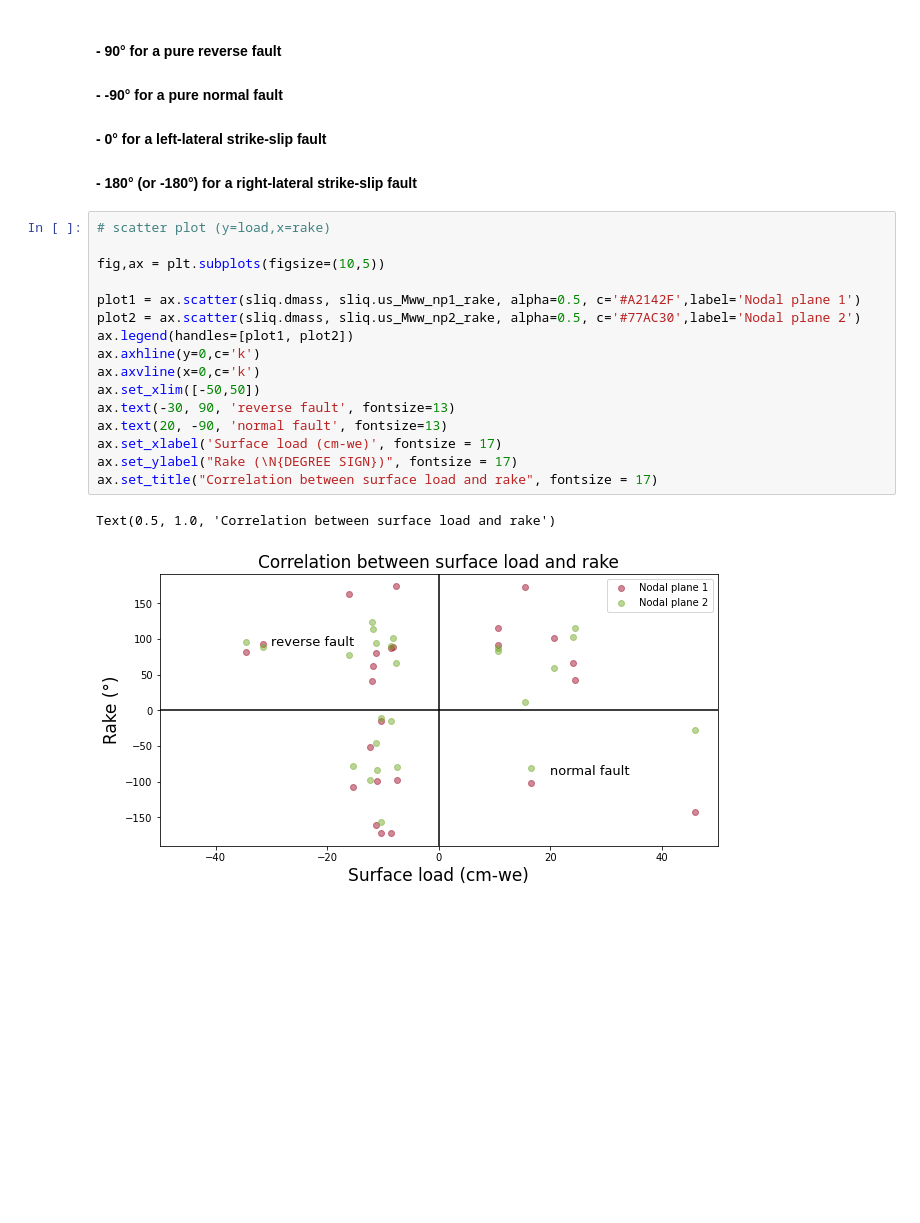
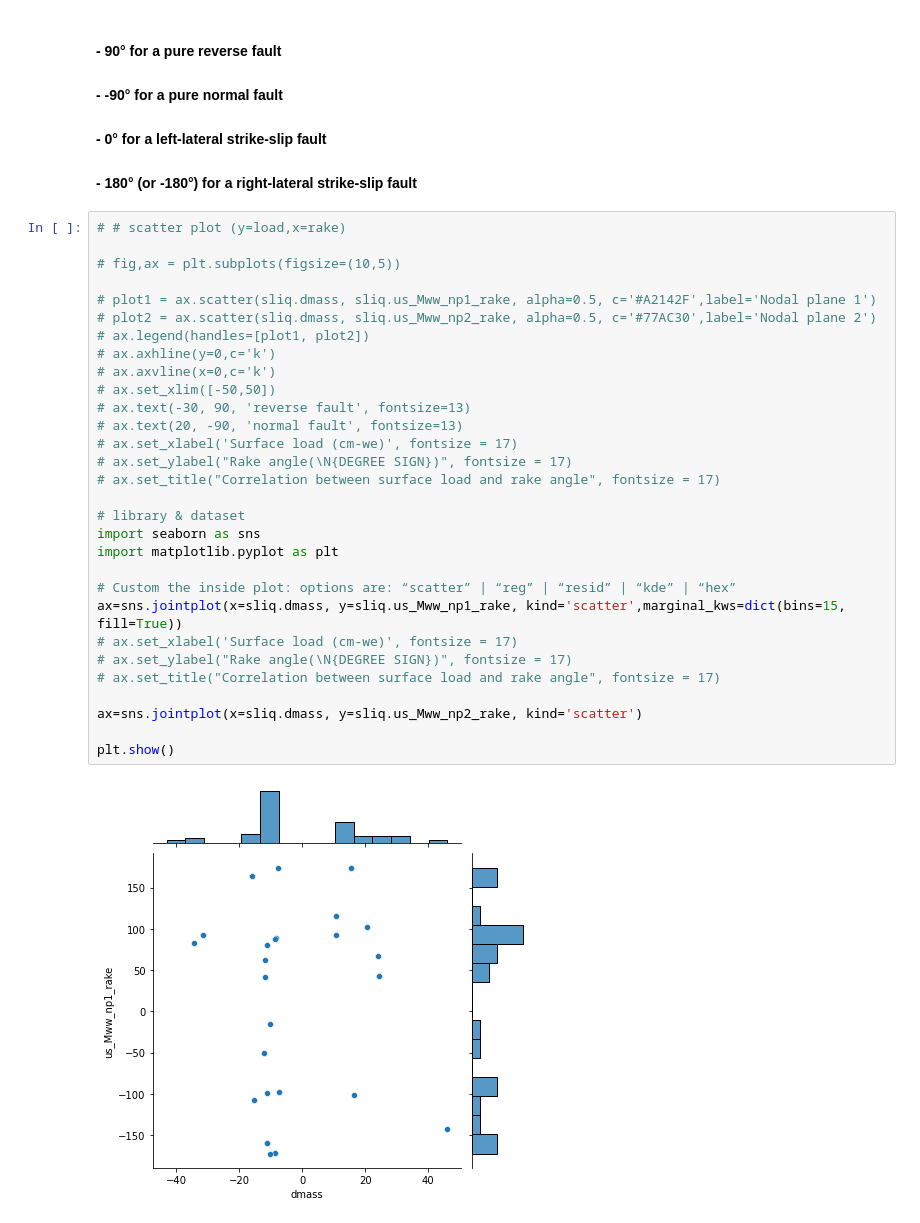
Before and after one commit to amandasyamsul/SLIQ, a Jupyter notebook: focal-mechanisms.ipynb, the cells around one changed output. Saved outputs shown, nothing was run; the diff lists cells and outputs as text; blank space fills up the shorter version.

Commit message:
analyzing focal mechanisms and rake with statistical tests

```diff
--- a/focal-mechanisms.ipynb
+++ b/focal-mechanisms.ipynb
@@ -145,21 +143,34 @@ sliq
 #### - 0° for a left-lateral strike-slip fault
 #### - 180° (or -180°) for a right-lateral strike-slip fault
 # %%
-# scatter plot (y=load,x=rake)
+# # scatter plot (y=load,x=rake)
 
-fig,ax = plt.subplots(figsize=(10,5))
+# fig,ax = plt.subplots(figsize=(10,5))
 
-plot1 = ax.scatter(sliq.dmass, sliq.us_Mww_np1_rake, alpha=0.5, c='#A2142F',label='Nodal plane 1')
-plot2 = ax.scatter(sliq.dmass, sliq.us_Mww_np2_rake, alpha=0.5, c='#77AC30',label='Nodal plane 2')
-ax.legend(handles=[plot1, plot2])
-ax.axhline(y=0,c='k')
-ax.axvline(x=0,c='k')
-ax.set_xlim([-50,50])
-ax.text(-30, 90, 'reverse fault', fontsize=13)
-ax.text(20, -90, 'normal fault', fontsize=13)
-ax.set_xlabel('Surface load (cm-we)', fontsize = 17)
-ax.set_ylabel("Rake (\N{DEGREE SIGN})", fontsize = 17)
-ax.set_title("Correlation between surface load and rake", fontsize = 17)
+# plot1 = ax.scatter(sliq.dmass, sliq.us_Mww_np1_rake, alpha=0.5, c='#A2142F',label='Nodal plane 1')
+# plot2 = ax.scatter(sliq.dmass, sliq.us_Mww_np2_rake, alpha=0.5, c='#77AC30',label='Nodal plane 2')
+# ax.legend(handles=[plot1, plot2])
+# ax.axhline(y=0,c='k')
+# ax.axvline(x=0,c='k')
+# ax.set_xlim([-50,50])
+# ax.text(-30, 90, 'reverse fault', fontsize=13)
+# ax.text(20, -90, 'normal fault', fontsize=13)
+# ax.set_xlabel('Surface load (cm-we)', fontsize = 17)
+# ax.set_ylabel("Rake angle(\N{DEGREE SIGN})", fontsize = 17)
+# ax.set_title("Correlation between surface load and rake angle", fontsize = 17)
+
+# library & dataset
+import seaborn as sns
+import matplotlib.pyplot as plt
+
+# Custom the inside plot: options are: “scatter” | “reg” | “resid” | “kde” | “hex”
+ax=sns.jointplot(x=sliq.dmass, y=sliq.us_Mww_np1_rake, kind='scatter',marginal_kws=dict(bins=15, fill=True))
+# ax.set_xlabel('Surface load (cm-we)', fontsize = 17)
+# ax.set_ylabel("Rake angle(\N{DEGREE SIGN})", fontsize = 17)
+# ax.set_title("Correlation between surface load and rake angle", fontsize = 17)
+
+ax=sns.jointplot(x=sliq.dmass, y=sliq.us_Mww_np2_rake, kind='scatter')
+
+plt.show()
 # %% [output]
-Text(0.5, 1.0, 'Correlation between surface load and rake')
-[figure, old version]
+[figure, new version]
```
Also changed, not shown: parts of 14 cells of this notebook.
